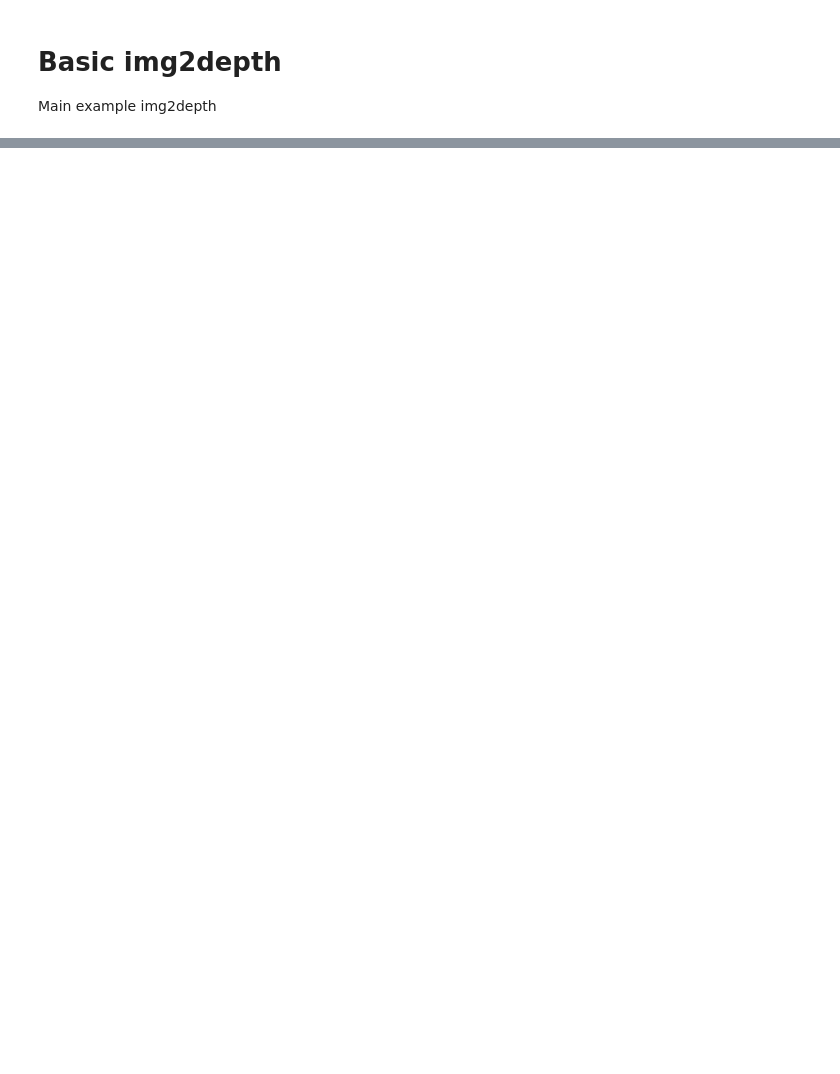
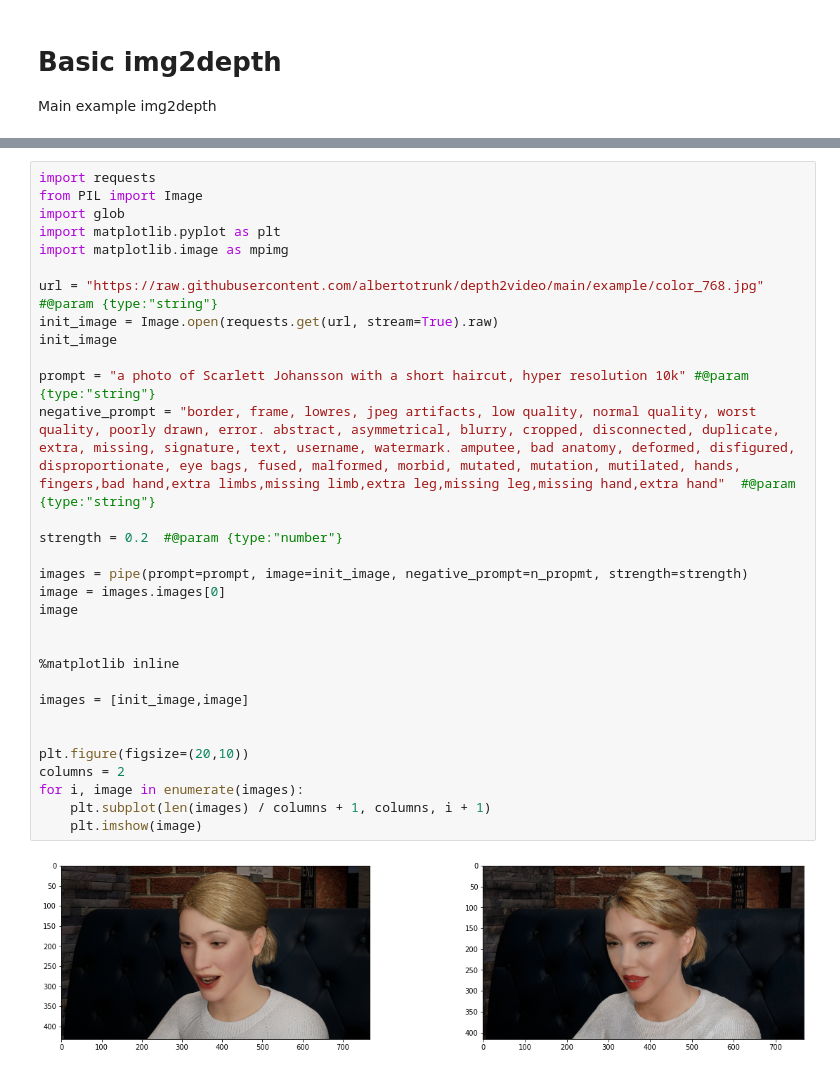
Before and after one commit to albertotrunk/depth2video, a Jupyter notebook: 01_img2depth.ipynb, the cells around one changed output, grey strips where cells are left out. Drawn from its saved outputs; the diff is of its cells as text; blank space fills up the shorter version.

```diff
--- a/01_img2depth.ipynb
+++ b/01_img2depth.ipynb
@@ -102,0 +84,33 @@ display(image)
+# %%
+import requests
+from PIL import Image
+import glob
+import matplotlib.pyplot as plt
+import matplotlib.image as mpimg
+
+url = "https://raw.githubusercontent.com/albertotrunk/depth2video/main/example/color_768.jpg" #@param {type:"string"}
+init_image = Image.open(requests.get(url, stream=True).raw)
+init_image
+
+prompt = "a photo of Scarlett Johansson with a short haircut, hyper resolution 10k" #@param {type:"string"}
+negative_prompt = "border, frame, lowres, jpeg artifacts, low quality, normal quality, worst quality, poorly drawn, error. abstract, asymmetrical, blurry, cropped, disconnected, duplicate, extra, missing, signature, text, username, watermark. amputee, bad anatomy, deformed, disfigured, disproportionate, eye bags, fused, malformed, morbid, mutated, mutation, mutilated, hands, fingers,bad hand,extra limbs,missing limb,extra leg,missing leg,missing hand,extra hand"  #@param {type:"string"}
+
+strength = 0.2  #@param {type:"number"}
+
+images = pipe(prompt=prompt, image=init_image, negative_prompt=n_propmt, strength=strength)
+image = images.images[0]
+image
+
+
+%matplotlib inline
+
+images = [init_image,image]
+
+
+plt.figure(figsize=(20,10))
+columns = 2
+for i, image in enumerate(images):
+    plt.subplot(len(images) / columns + 1, columns, i + 1)
+    plt.imshow(image)
+# %% [output]
+[figure, added]
```
Also changed, not shown: parts of 4 cells of this notebook.
